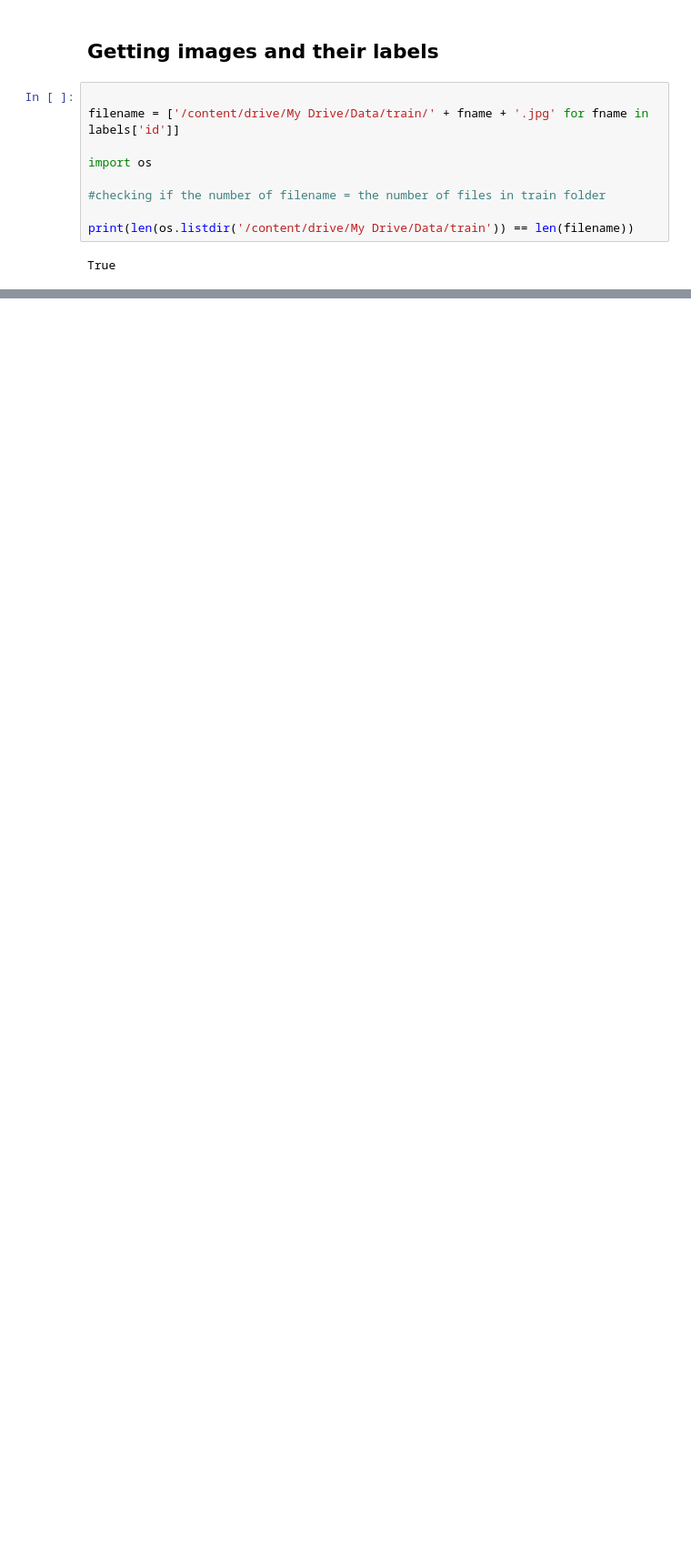
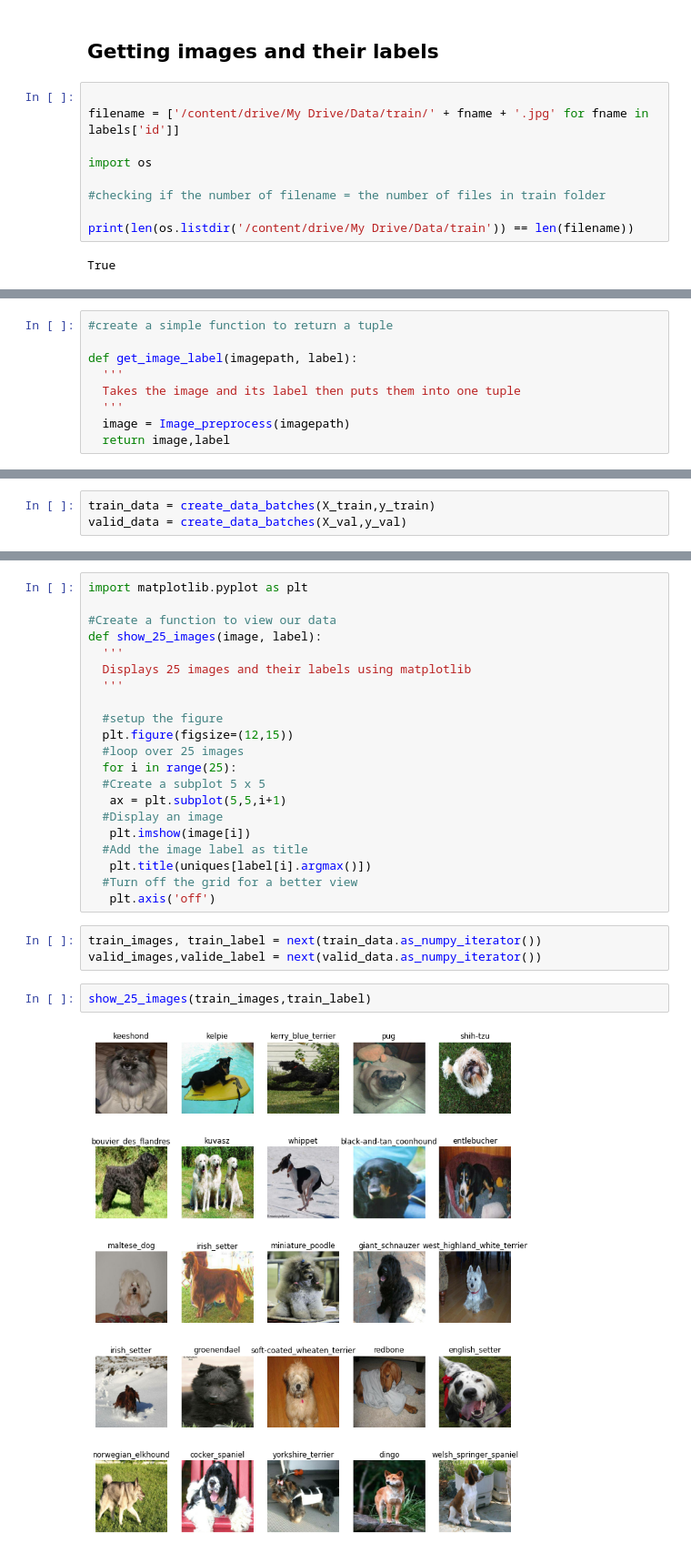
Before and after one commit to Jihad-R/Dog-Breed-Classification, a Jupyter notebook: Dog_breed_classifier.ipynb, the cells around one changed output, grey strips where cells are left out. Shown at 91% size. Drawn from its saved outputs; the diff is of its cells as text; blank space fills up the shorter version.

```diff
--- a/Dog_breed_classifier.ipynb
+++ b/Dog_breed_classifier.ipynb
@@ -88,0 +143,9 @@ boolean_breads = [breed == uniques for breed in breeds]
+# %%
+#create a simple function to return a tuple
+
+def get_image_label(imagepath, label):
+  '''
+  Takes the image and its label then puts them into one tuple
+  '''
+  image = Image_preprocess(imagepath)
+  return image,label
@@ -88,0 +177,3 @@ boolean_breads = [breed == uniques for breed in breeds]
+# %%
+train_data = create_data_batches(X_train,y_train)
+valid_data = create_data_batches(X_val,y_val)
@@ -88,0 +192,28 @@ boolean_breads = [breed == uniques for breed in breeds]
+# %%
+import matplotlib.pyplot as plt
+
+#Create a function to view our data
+def show_25_images(image, label):
+  '''
+  Displays 25 images and their labels using matplotlib
+  '''
+
+  #setup the figure
+  plt.figure(figsize=(12,15))
+  #loop over 25 images
+  for i in range(25):
+  #Create a subplot 5 x 5
+   ax = plt.subplot(5,5,i+1)
+  #Display an image
+   plt.imshow(image[i])
+  #Add the image label as title
+   plt.title(uniques[label[i].argmax()])
+  #Turn off the grid for a better view
+   plt.axis('off')
+# %%
+train_images, train_label = next(train_data.as_numpy_iterator())
+valid_images,valide_label = next(valid_data.as_numpy_iterator())
+# %%
+show_25_images(train_images,train_label)
+# %% [output]
+[figure, added]
```
Also changed, not shown: parts of 19 cells of this notebook.
